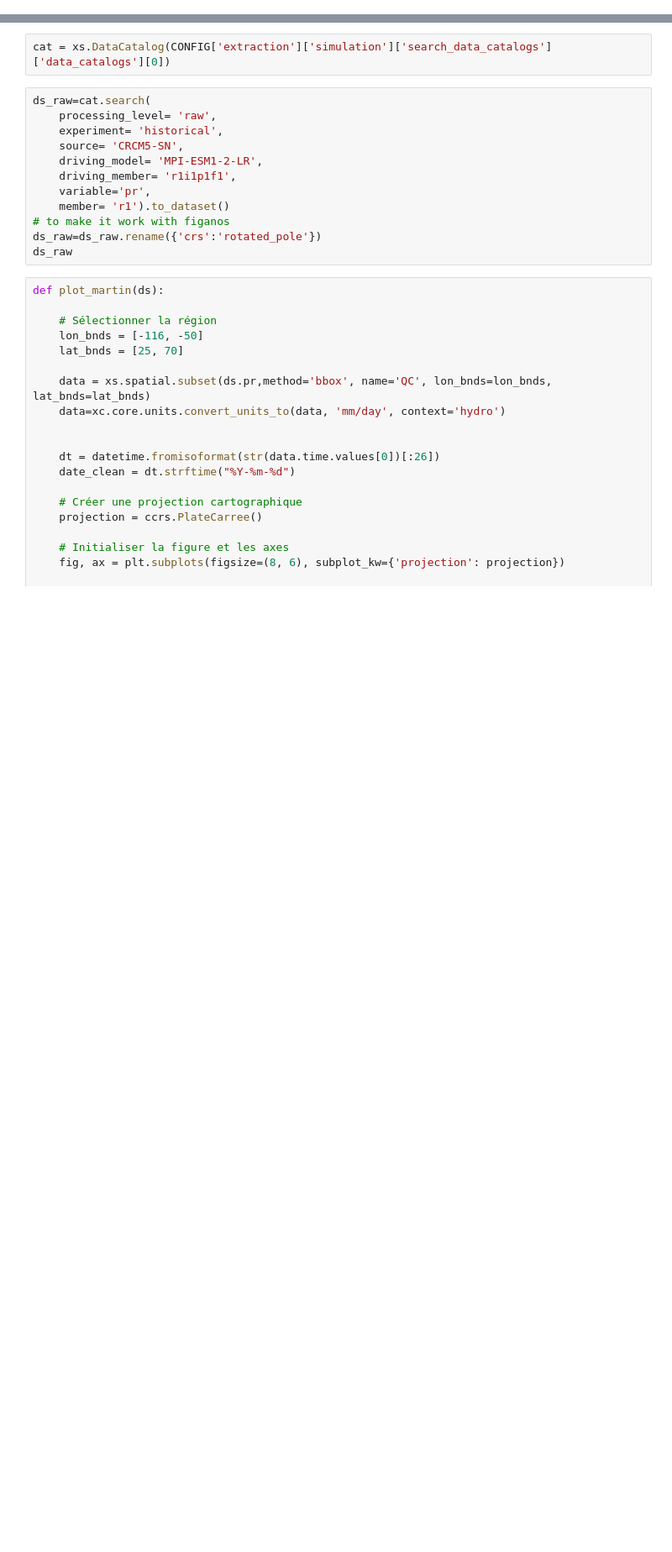
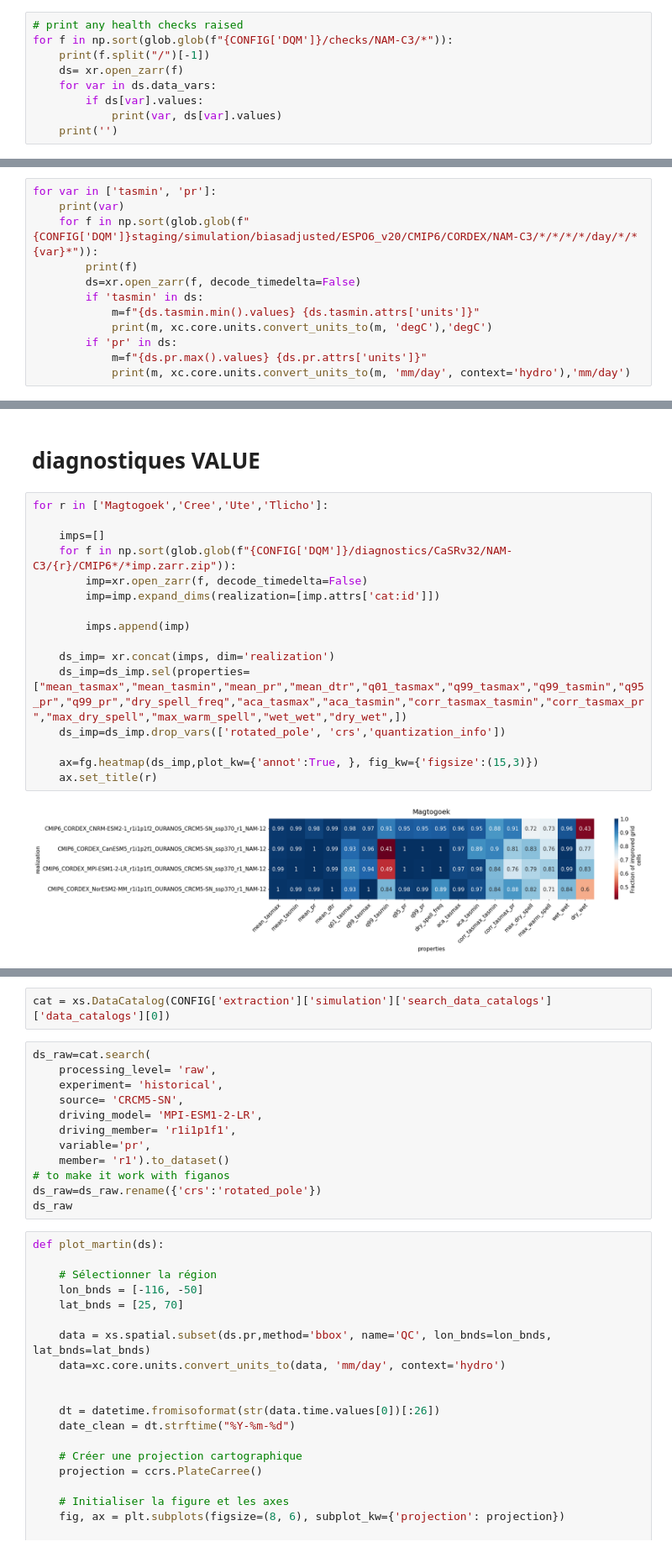
Before and after one commit to Ouranosinc/ESPO-G, a Jupyter notebook: notebooks/ESPO-R.ipynb, the cells around one changed output, grey strips where cells are left out. Shown at 84% size. Drawn from its saved outputs; the diff is of its cells as text; blank space fills up the shorter version.

```diff
--- a/notebooks/ESPO-R.ipynb
+++ b/notebooks/ESPO-R.ipynb
@@ -12,0 +18,9 @@ xs.load_config("../config/config_general.yml", "../config/config_region.yml", ".
+# %%
+# print any health checks raised
+for f in np.sort(glob.glob(f"{CONFIG['DQM']}/checks/NAM-C3/*")):
+    print(f.split("/")[-1])
+    ds= xr.open_zarr(f)
+    for var in ds.data_vars:
+        if ds[var].values:
+            print(var, ds[var].values)
+    print('')
@@ -12,0 +42,12 @@ xs.load_config("../config/config_general.yml", "../config/config_region.yml", ".
+# %%
+for var in ['tasmin', 'pr']:
+    print(var)
+    for f in np.sort(glob.glob(f"{CONFIG['DQM']}staging/simulation/biasadjusted/ESPO6_v20/CMIP6/CORDEX/NAM-C3/*/*/*/*/day/*/*{var}*")):
+        print(f)
+        ds=xr.open_zarr(f, decode_timedelta=False)
+        if 'tasmin' in ds:
+            m=f"{ds.tasmin.min().values} {ds.tasmin.attrs['units']}"
+            print(m, xc.core.units.convert_units_to(m, 'degC'),'degC')
+        if 'pr' in ds:
+            m=f"{ds.pr.max().values} {ds.pr.attrs['units']}"
+            print(m, xc.core.units.convert_units_to(m, 'mm/day', context='hydro'),'mm/day')
@@ -12,0 +152,20 @@ xs.load_config("../config/config_general.yml", "../config/config_region.yml", ".
+# %% [markdown]
+# diagnostiques VALUE
+# %%
+for r in ['Magtogoek','Cree','Ute','Tlicho']:
+
+    imps=[]
+    for f in np.sort(glob.glob(f"{CONFIG['DQM']}/diagnostics/CaSRv32/NAM-C3/{r}/CMIP6*/*imp.zarr.zip")):
+        imp=xr.open_zarr(f, decode_timedelta=False)
+        imp=imp.expand_dims(realization=[imp.attrs['cat:id']])
+
+        imps.append(imp)
+
+    ds_imp= xr.concat(imps, dim='realization')
+    ds_imp=ds_imp.sel(properties=["mean_tasmax","mean_tasmin","mean_pr","mean_dtr","q01_tasmax","q99_tasmax","q99_tasmin","q95_pr","q99_pr","dry_spell_freq","aca_tasmax","aca_tasmin","corr_tasmax_tasmin","corr_tasmax_pr","max_dry_spell","max_warm_spell","wet_wet","dry_wet",])
+    ds_imp=ds_imp.drop_vars(['rotated_pole', 'crs','quantization_info'])
+
+    ax=fg.heatmap(ds_imp,plot_kw={'annot':True, }, fig_kw={'figsize':(15,3)})
+    ax.set_title(r)
+# %% [output]
+[figure, added]
```
Also changed, not shown: parts of 20 cells of this notebook, 8 other files.
